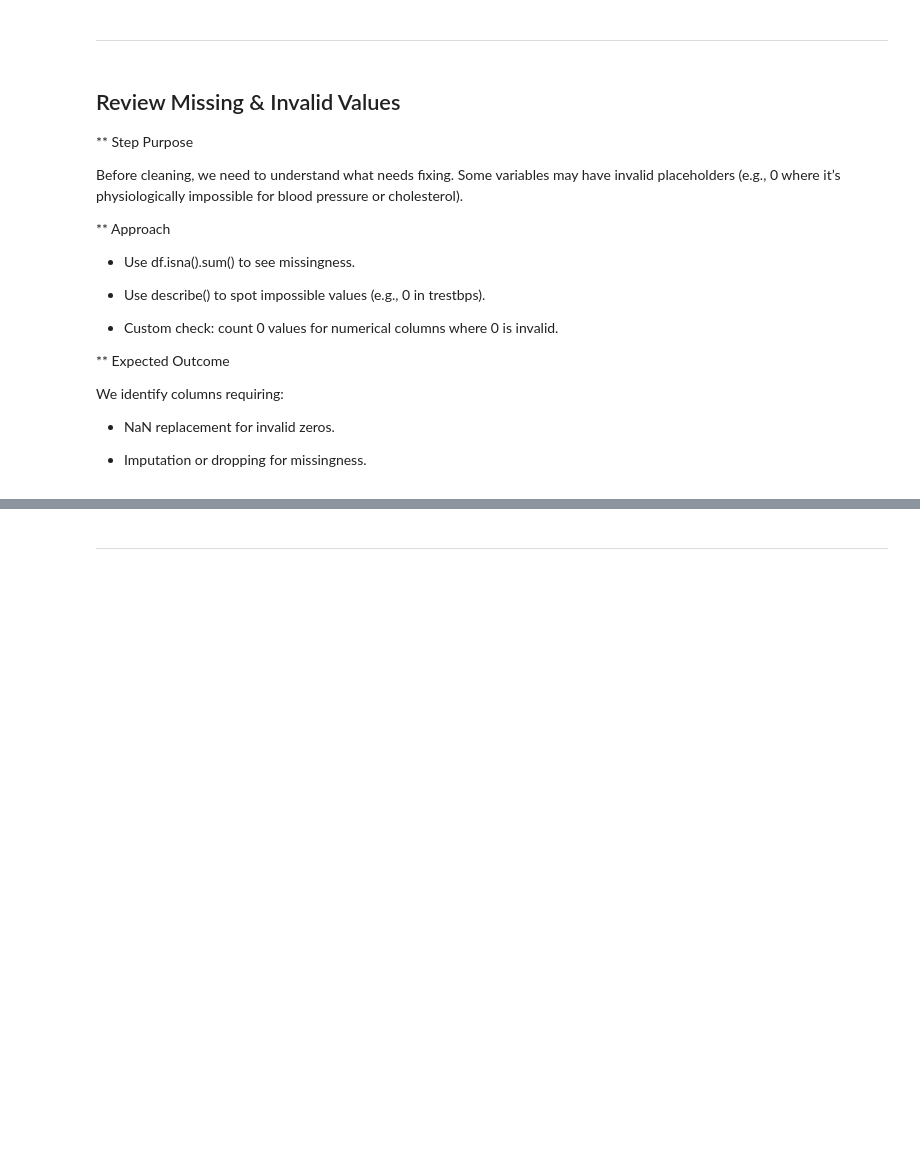
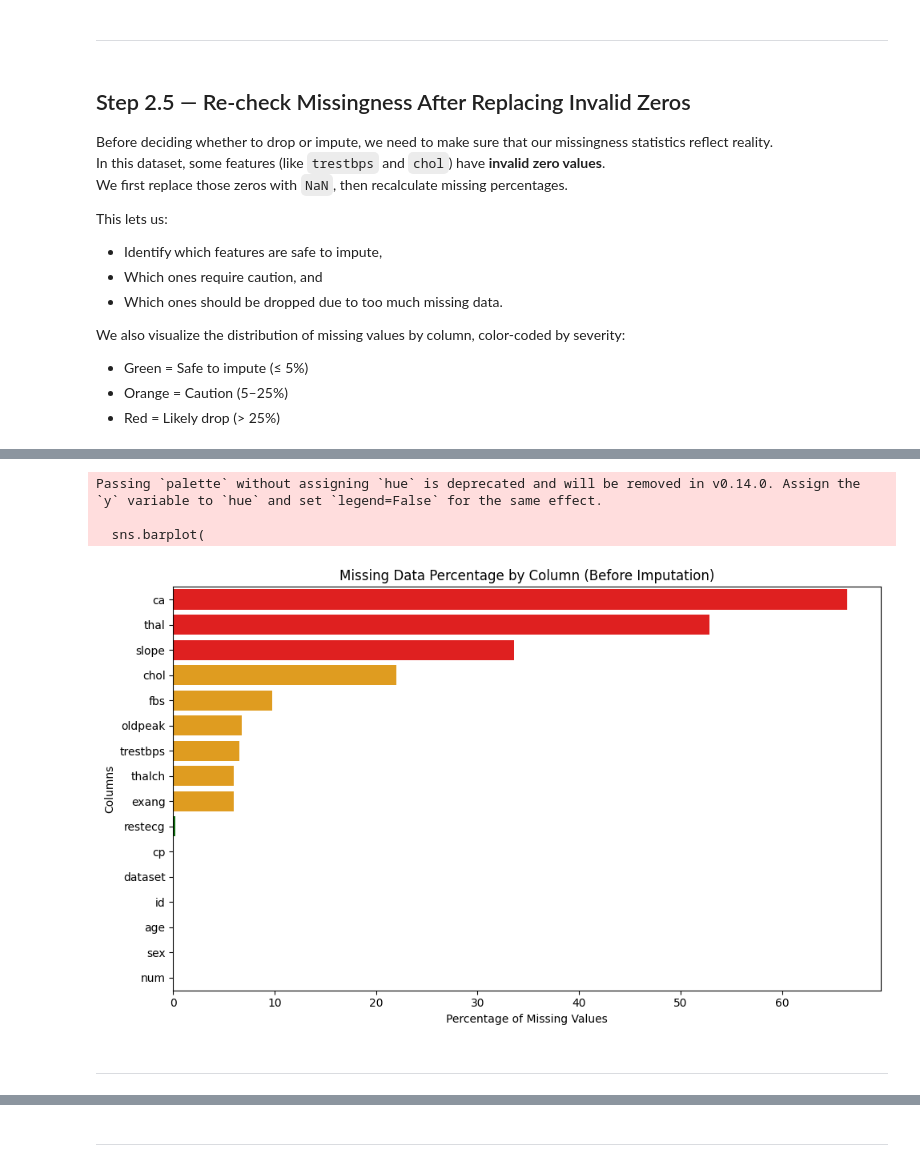
Before and after one commit to aaronalonsotorrens/Heart_disease_risk_predictor, a Jupyter notebook: jupyter_notebooks/Notebook 3: Data Cleaning.ipynb, the cells around one changed output, grey strips where cells are left out. Saved outputs shown, nothing was run; the diff lists cells and outputs as text; code cells hidden in the pictures; blank space fills up the shorter version.

```diff
--- a/jupyter_notebooks/Notebook 3: Data Cleaning.ipynb
+++ b/jupyter_notebooks/Notebook 3: Data Cleaning.ipynb
@@ -58,34 +58,62 @@ Dataset loaded: 920 rows × 16 columns
 # %% [markdown]
 ---
 # %% [markdown]
-## Review Missing & Invalid Values
+## Step 2.5 — Re-check Missingness After Replacing Invalid Zeros
 
-** Step Purpose
+Before deciding whether to drop or impute, we need to make sure that our missingness statistics reflect reality.
+In this dataset, some features (like `trestbps` and `chol`) have **invalid zero values**.
+We first replace those zeros with `NaN`, then recalculate missing percentages.
 
-Before cleaning, we need to understand what needs fixing.
-Some variables may have invalid placeholders (e.g., 0 where it’s physiologically impossible for blood pressure or cholesterol).
+This lets us:
+- Identify which features are safe to impute,
+- Which ones require caution, and
+- Which ones should be dropped due to too much missing data.
 
-** Approach
+We also visualize the distribution of missing values by column, color-coded by severity:
 
-- Use df.isna().sum() to see missingness.
-
-- Use describe() to spot impossible values (e.g., 0 in trestbps).
-
-- Custom check: count 0 values for numerical columns where 0 is invalid.
-
-** Expected Outcome
-
-We identify columns requiring:
-
-- NaN replacement for invalid zeros.
-
-- Imputation or dropping for missingness.
+- Green = Safe to impute (≤ 5%)
+- Orange = Caution (5–25%)
+- Red = Likely drop (> 25%)
 # %%
-# Count missing values
-print(df.isna().sum())
+import numpy as np
+import matplotlib.pyplot as plt
+import seaborn as sns
 
-# Check for invalid zeros in key columns
+# --- Replace invalid zeros (do this once, before missingness decisions) ---
 for col in ['trestbps', 'chol']:
-    zero_count = (df[col] == 0).sum()
-    print(f"{col}: {zero_count} invalid zeros")
+    if col in df.columns:
+        df[col] = df[col].replace(0, np.nan)
+
+# --- BEFORE-IMPUTATION CHECK: % missing values ---
+missing_percent = (df.isna().sum() / len(df)) * 100
+
+# Policy thresholds
+low_threshold = 5      # Safe to impute
+high_threshold = 25    # Drop above this (unless whitelisted)
+
+# Buckets
+low_missing    = missing_percent[missing_percent <= low_threshold]
+medium_missing = missing_percent[(missing_percent > low_threshold) & (missing_percent <= high_threshold)]
+high_missing   = missing_percent[missing_percent > high_threshold]
+
+print("✅ Low missing (<=5%) — safe to impute:\n", low_missing.sort_values(ascending=False), "\n")
+print("⚠️ Medium missing (5–25%) — caution:\n", medium_missing.sort_values(ascending=False), "\n")
+print("❌ High missing (>25%) — consider dropping:\n", high_missing.sort_values(ascending=False), "\n")
+
+# --- VISUALIZATION ---
+plt.figure(figsize=(10, 6))
+ordered = missing_percent.sort_values(ascending=False)
+sns.barplot(
+    x=ordered.values,
+    y=ordered.index,
+    palette=[
+        "red" if val > high_threshold else "orange" if val > low_threshold else "green"
+        for val in ordered.values
+    ]
+)
+plt.xlabel("Percentage of Missing Values")
+plt.ylabel("Columns")
+plt.title("Missing Data Percentage by Column (Before Imputation)")
+plt.tight_layout()
+plt.show()
 # %% [output]
@@ -110,0 +137,6 @@ chol: 172 invalid zeros
+Passing `palette` without assigning `hue` is deprecated and will be removed in v0.14.0. Assign the `y` variable to `hue` and set `legend=False` for the same effect.
+
+  sns.barplot(
+[figure, added]
+# %% [markdown]
+---
```
Also changed, not shown: parts of 9 cells of this notebook.
